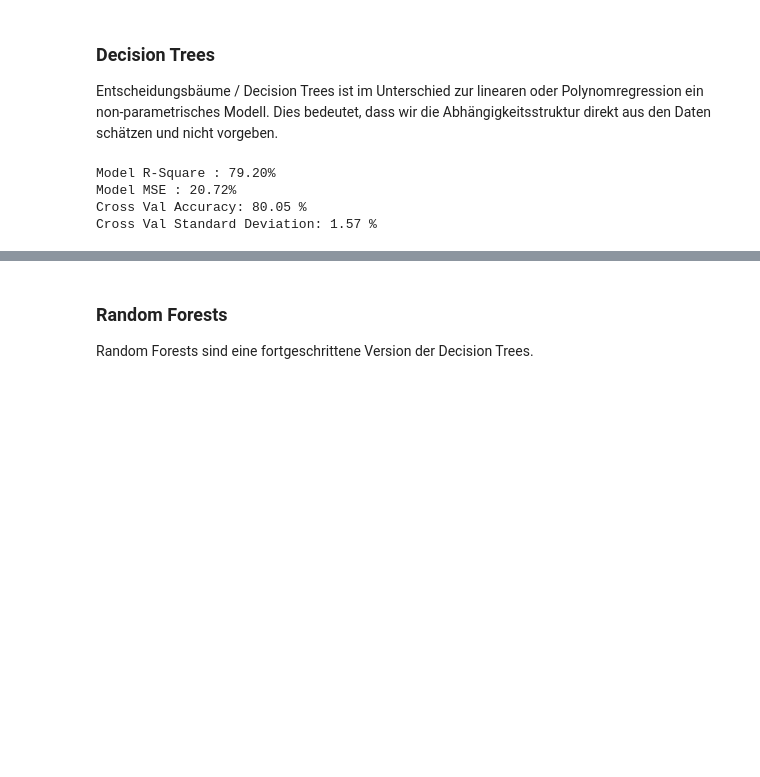
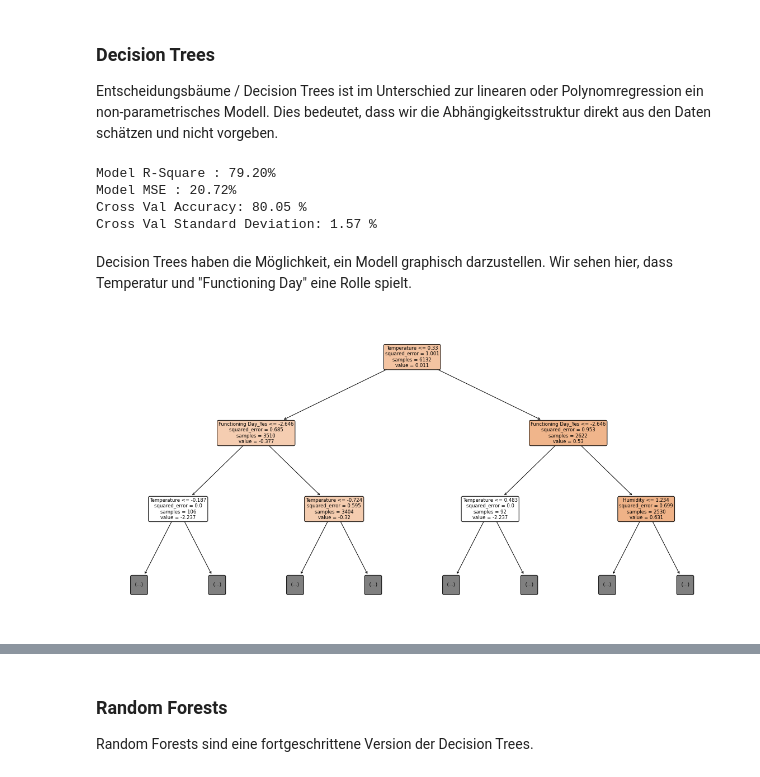
Before and after one commit to LarsFluri/2023-12-04_digitalisation-in-controlling, a Jupyter notebook: Code/1_forecasting/bike_demand.ipynb, the cells around one changed output, grey strips where cells are left out. Cells and saved outputs as stored; diff of their text form; code cells hidden in the pictures; blank space fills up the shorter version.

```diff
--- a/Code/1_forecasting/bike_demand.ipynb
+++ b/Code/1_forecasting/bike_demand.ipynb
@@ -391,0 +392,17 @@ Wir visualisieren die Schätzung unseres Decision Trees-Modells.
+# %% [markdown]
+Decision Trees haben die Möglichkeit, ein Modell graphisch darzustellen. Wir sehen hier, dass Temperatur und "Functioning Day" eine Rolle spielt.
+# %%
+from sklearn.tree import plot_tree
+import matplotlib.pyplot as plt
+
+# Your existing code
+# model=DecisionTreeRegressor(max_depth=3)
+# model.fit(X_train,y_train)
+# y_pred=model.predict(X_test)
+
+# Plotting the decision tree
+plt.figure(figsize=(20,10))
+plot_tree(model, filled=True, feature_names=df.iloc[:,2:].columns, rounded=True, max_depth= 2)
+plt.show()
+# %% [output]
+[figure, added]
```
Also changed, not shown: parts of 13 cells of this notebook, 9 other files.
